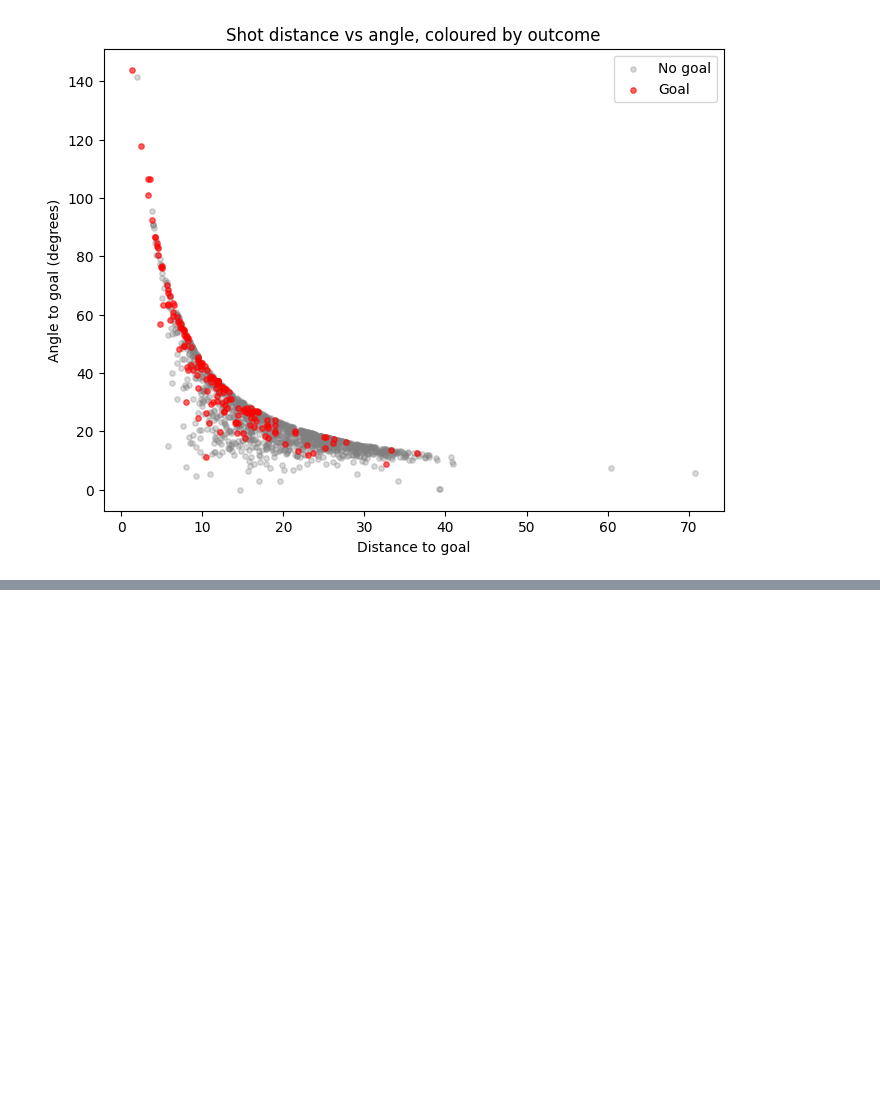
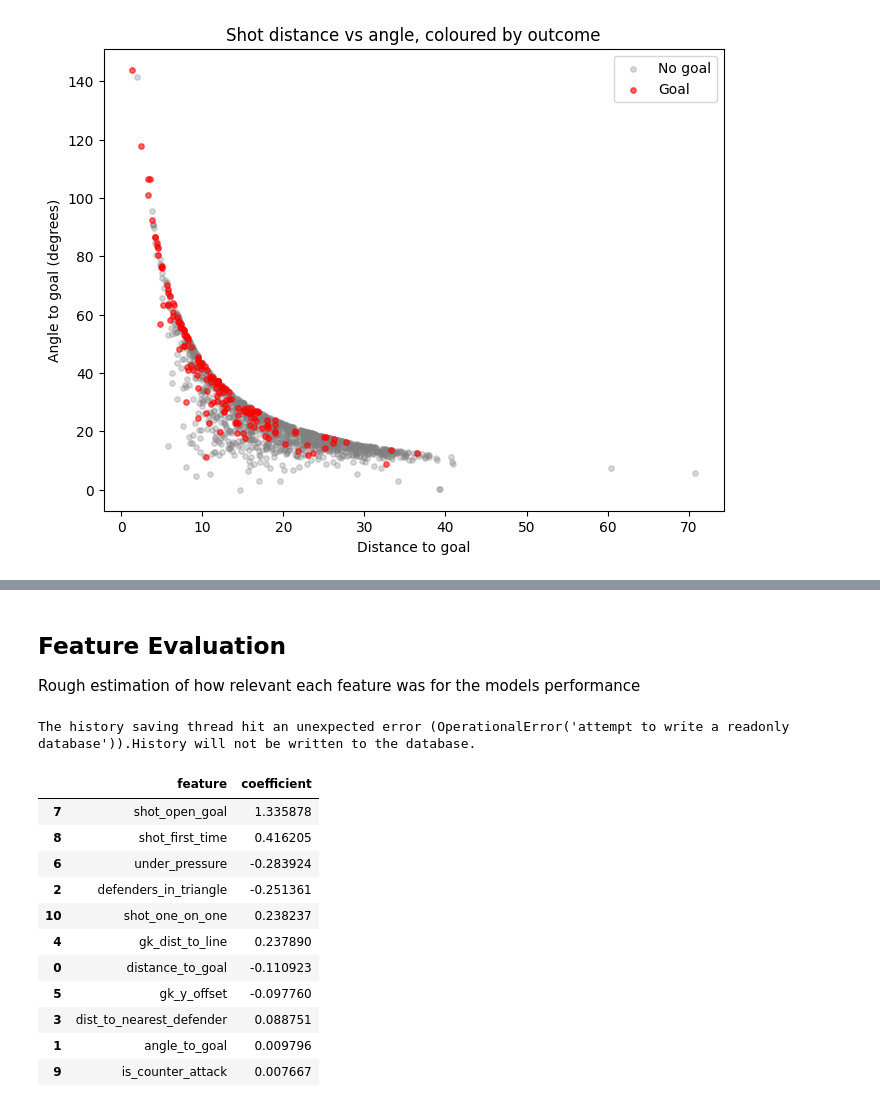
Before and after one commit to chidianagu/xg-model, a Jupyter notebook: notebooks/01_data_exploration.ipynb, the cells around one changed output, grey strips where cells are left out. Cells and saved outputs as stored; diff of their text form; code cells hidden in the pictures; blank space fills up the shorter version.

```diff
--- a/notebooks/01_data_exploration.ipynb
+++ b/notebooks/01_data_exploration.ipynb
@@ -602,0 +916,6 @@ plt.show()
+# %%
+model_data = shots.dropna(subset=model_features + ['shot_outcome']).copy()
+model_data['is_goal'] = (model_data['shot_outcome'] == 'Goal').astype(int)
+
+print(f"Rows available for modelling: {len(model_data)} (out of {len(shots)} total shots)")
+print(f"Goal rate in modelling set: {model_data['is_goal'].mean():.1%}")
@@ -602,0 +980,25 @@ plt.show()
+# %% [markdown]
+## Feature Evaluation
+
+Rough estimation of how relevant each feature was for the models performance
+# %%
+coef_df = pd.DataFrame({
+    'feature': model_features,
+    'coefficient': model.coef_[0]
+}).sort_values('coefficient', key=abs, ascending=False)
+
+coef_df
+# %% [output]
+The history saving thread hit an unexpected error (OperationalError('attempt to write a readonly database')).History will not be written to the database.
+|  | feature | coefficient |
+| 7 | shot_open_goal | 1.335878 |
+| 8 | shot_first_time | 0.416205 |
+| 6 | under_pressure | -0.283924 |
+| 2 | defenders_in_triangle | -0.251361 |
+| 10 | shot_one_on_one | 0.238237 |
+| 4 | gk_dist_to_line | 0.237890 |
+| 0 | distance_to_goal | -0.110923 |
+| 5 | gk_y_offset | -0.097760 |
+| 3 | dist_to_nearest_defender | 0.088751 |
+| 1 | angle_to_goal | 0.009796 |
+| 9 | is_counter_attack | 0.007667 |
```
Also changed, not shown: parts of 46 cells of this notebook, 3 other files.
